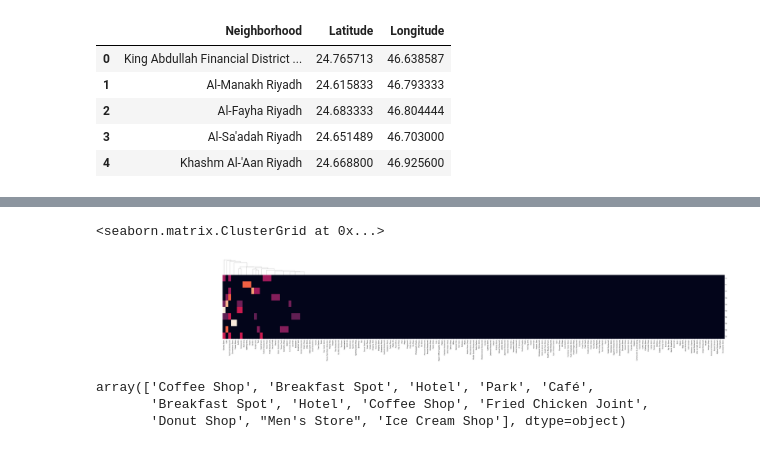
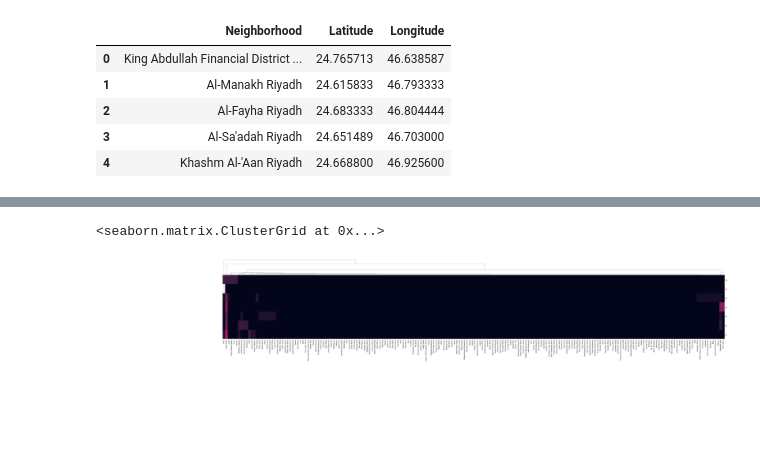
Before and after one commit to saadmehboob/github-example, a Jupyter notebook: capstone project IBM/Riyadh clustering.ipynb, the cells around one changed output, grey strips where cells are left out. Saved outputs shown, nothing was run; the diff lists cells and outputs as text; code cells hidden in the pictures; blank space fills up the shorter version.

```diff
--- a/capstone project IBM/Riyadh clustering.ipynb
+++ b/capstone project IBM/Riyadh clustering.ipynb
@@ -107,8 +107,8 @@ def getNearbyVenues(names, latitudes, longitudes, radius=500):
     return(nearby_venues)
 # %%
 
-df = toronto_data
-toronto_venues = getNearbyVenues(names=df['Neighborhood'], latitudes=df['Latitude'],longitudes=df['Longitude'])
+df = riyadh_data
+riyadh_venues = getNearbyVenues(names=df['Neighborhood'], latitudes=df['Latitude'],longitudes=df['Longitude'])
 # %% [output]
 King Abdullah Financial District  Riyadh
 Al-Manakh  Riyadh
@@ -156,12 +156,12 @@ toronto_venues.groupby('Neighborhood').count()
 | Umm Sleym Riyadh | 4 | 4 | 4 | 4 | 4 | ... |
 86 rows × 6 columns
 # %%
-toronto_onehot = pd.get_dummies(toronto_venues[['Venue Category']], prefix="", prefix_sep="")
+riyadh_onehot = pd.get_dummies(riyadh_venues[['Venue Category']], prefix="", prefix_sep="")
 
-toronto_onehot['Neighborhood'] = toronto_venues['Neighborhood']
+riyadh_onehot['Neighborhood'] = riyadh_venues['Neighborhood']
 
-fixed_columns = [toronto_onehot.columns[-1]] + list(toronto_onehot.columns[:-1])
-toronto_onehot = toronto_onehot[fixed_columns]
+fixed_columns = [riyadh_onehot.columns[-1]] + list(riyadh_onehot.columns[:-1])
+riyadh_onehot = riyadh_onehot[fixed_columns]
 
-toronto_onehot.head()
+riyadh_onehot.head()
 # %% [output]
@@ -179,5 +179,5 @@ toronto_onehot.shape
 # %%
 
-toronto_grouped = toronto_onehot.groupby('Neighborhood').mean().reset_index()
-toronto_grouped
+riyadh_grouped = riyadh_onehot.groupby('Neighborhood').mean().reset_index()
+riyadh_grouped
 # %% [output]
@@ -262,8 +262,8 @@ km = KMeans(n_clusters=3, init='k-means++', max_iter=100, n_init=1 ,
   verbose=True)
 # %%
 kclusters = 20
-toronto_grouped_clustering = toronto_grouped.drop('Neighborhood', 1)
-kmeans = KMeans(n_clusters=kclusters, random_state=1).fit(toronto_grouped_clustering)
+riyadh_grouped_clustering = riyadh_grouped.drop('Neighborhood', 1)
+kmeans = KMeans(n_clusters=kclusters, random_state=1).fit(riyadh_grouped_clustering)
 print(kmeans.labels_[0:10])
 print(len(kmeans.labels_))
 # %% [output]
@@ -337,15 +347,5 @@ toronto_merged[toronto_merged['Cluster Labels'] == 4]
 # %%
-sns.clustermap(toronto_grouped_clustering[pd.Series(kmeans.labels_).isin([15,16,17,18,19])],row_cluster=False, xticklabels=1,cbar_pos=None,figsize=(60,10))
+sns.clustermap(riyadh_grouped_clustering[pd.Series(kmeans.labels_).isin([15,16])],row_cluster=False, xticklabels=1,cbar_pos=None,figsize=(60,10))
 # %% [output]
 <seaborn.matrix.ClusterGrid at 0x...>
-[figure, old version]
+[figure, new version]
-# %%
-Cluster71 = np.asarray(toronto_merged[toronto_merged['Cluster Labels']==7]['1st Most Common Venue'].value_counts().index)
-Cluster72  = np.asarray(toronto_merged[toronto_merged['Cluster Labels']==7]['2nd Most Common Venue'].value_counts().index)
-Cluster7 = np.hstack([Cluster71,Cluster72])
-Cluster7
-# expensive locations
-# %% [output]
-array(['Coffee Shop', 'Breakfast Spot', 'Hotel', 'Park', 'Café',
-       'Breakfast Spot', 'Hotel', 'Coffee Shop', 'Fried Chicken Joint',
-       'Donut Shop', "Men's Store", 'Ice Cream Shop'], dtype=object)
```
Also changed, not shown: parts of 23 cells of this notebook, 8 other files.
